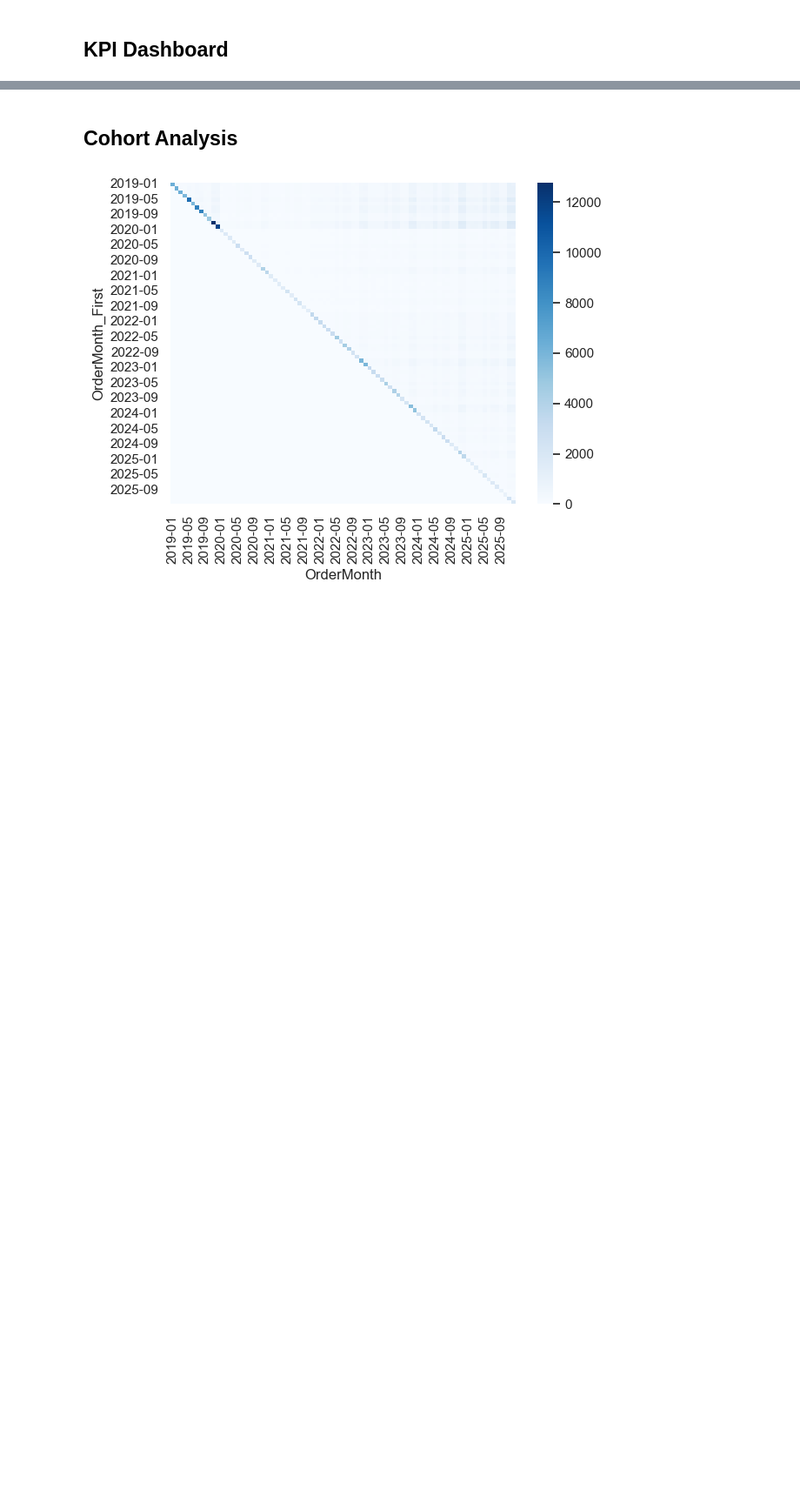
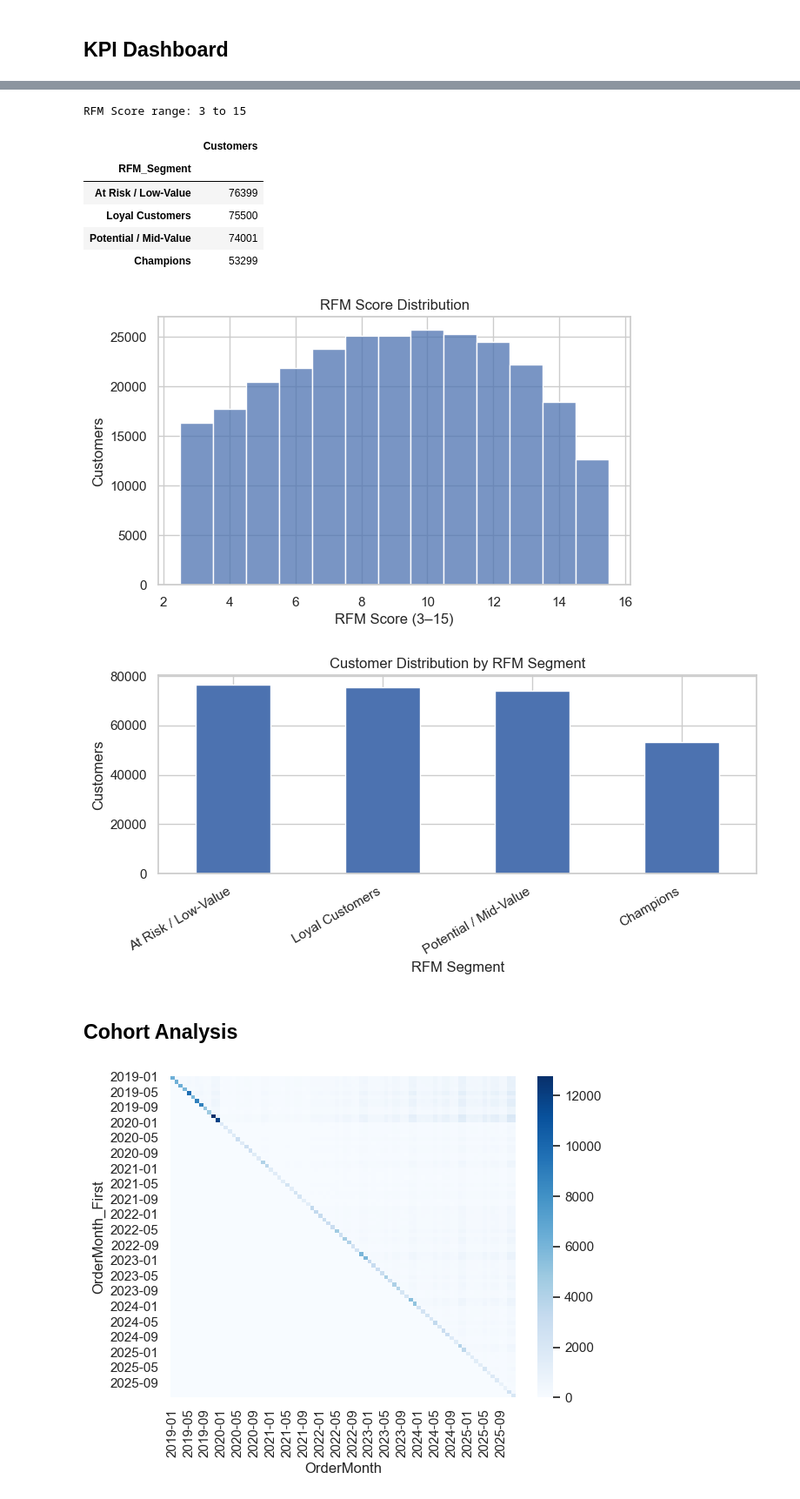
Before and after one commit to Niranjana2599/AI-Commerce-Analytics-Platform, a Jupyter notebook: notebooks/04_Customer_Analytics_RFM.ipynb, the cells around one changed output, grey strips where cells are left out. Shown at 87% size. Cells and saved outputs as stored; diff of their text form; code cells hidden in the pictures; blank space fills up the shorter version.

```diff
--- a/notebooks/04_Customer_Analytics.ipynb
+++ b/notebooks/04_Customer_Analytics_RFM.ipynb
@@ -106,3 +172,33 @@ plt.show()
+# %%
+# RFM distribution and segment summary
+print("RFM Score range:", rfm["RFM_Score"].min(), "to", rfm["RFM_Score"].max())
+display(rfm["RFM_Segment"].value_counts().to_frame("Customers"))
+
+plt.figure(figsize=(7, 4))
+sns.histplot(rfm["RFM_Score"], discrete=True)
+plt.title("RFM Score Distribution")
+plt.xlabel("RFM Score (3–15)")
+plt.ylabel("Customers")
+plt.show()
+
+plt.figure(figsize=(8, 4))
+rfm["RFM_Segment"].value_counts().plot(kind="bar")
+plt.title("Customer Distribution by RFM Segment")
+plt.xlabel("RFM Segment")
+plt.ylabel("Customers")
+plt.xticks(rotation=30, ha="right")
+plt.tight_layout()
+plt.show()
+# %% [output]
+RFM Score range: 3 to 15
+|  | Customers |
+| RFM_Segment |  |
+| At Risk / Low-Value | 76399 |
+| Loyal Customers | 75500 |
+| Potential / Mid-Value | 74001 |
+| Champions | 53299 |
+[figure, added]
+[figure, added]
 # %% [markdown]
 ## Cohort Analysis
 # %%
```
Also changed, not shown: parts of 14 cells of this notebook, 4 other files.
